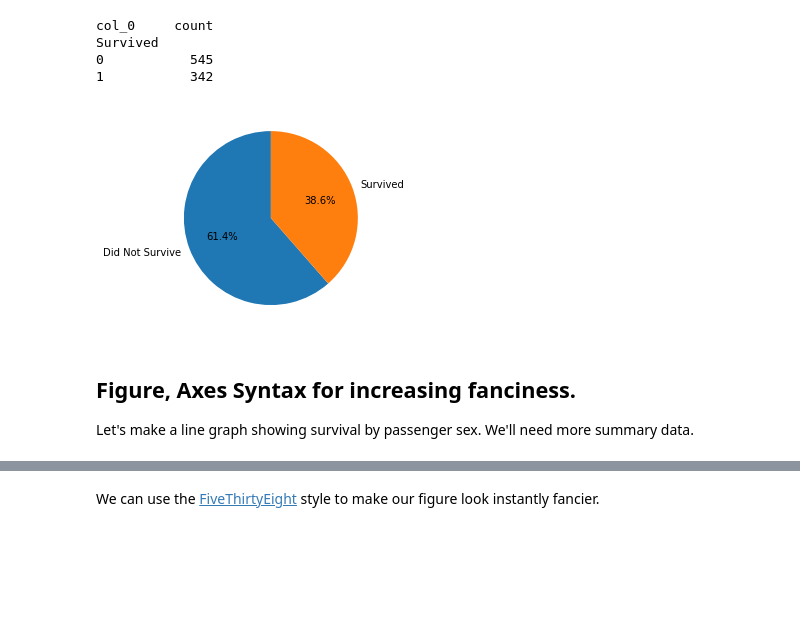
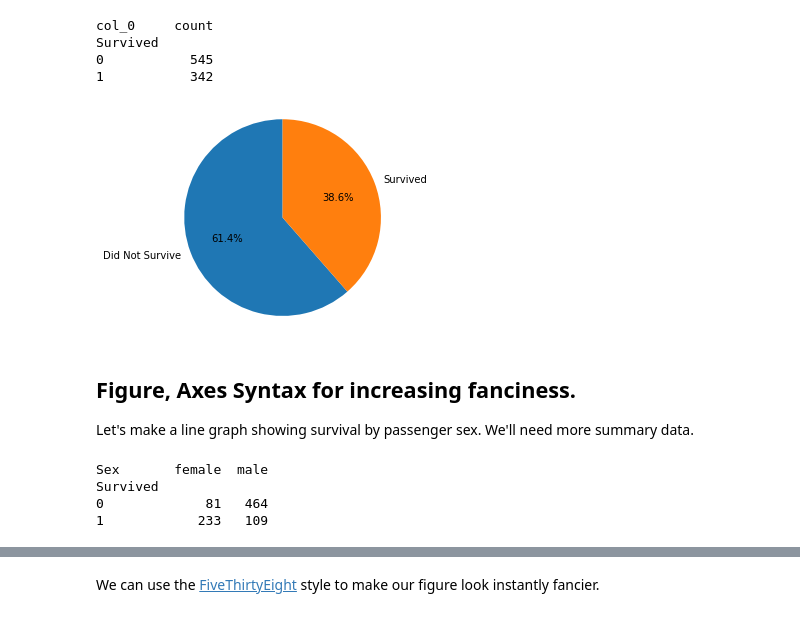
Before and after one commit to mariokart345/DS-Unit-1-Sprint-1-Data-Wrangling-and-Storytelling, a Jupyter notebook: module4-make-explanatory-visualizations/LS_DS_114_Make_Explanatory_Visualizations.ipynb, the cells around one changed output, grey strips where cells are left out. Saved outputs shown, nothing was run; the diff lists cells and outputs as text; code cells hidden in the pictures; blank space fills up the shorter version.

```diff
--- a/module4-make-explanatory-visualizations/LS_DS_114_Make_Explanatory_Visualizations.ipynb
+++ b/module4-make-explanatory-visualizations/LS_DS_114_Make_Explanatory_Visualizations.ipynb
@@ -332,13 +332,21 @@ Survived
 # %%
 # Pie chart, where the slices will be ordered and plotted counter-clockwise:
 # Equal aspect ratio ensures that pie is drawn as a circle.
 labels = 'Did Not Survive','Survived'
 sizes = [545,342]
 fig1,ax1=plt.subplots()
 ax1.pie(sizes,labels=labels,autopct='%1.1f%%',startangle=90);
+ax1.axis('equal');
 # %% [output]
-[figure, old version]
+[figure, new version]
 # %% [markdown]
 ## Figure, Axes Syntax for increasing fanciness.
 
 Let's make a line graph showing survival by passenger sex.  We'll need more summary data.
+# %%
+print(pd.crosstab(Titanic['Survived'],Titanic['Sex']))
+# %% [output]
+Sex       female  male
+Survived
+0             81   464
+1            233   109
```
Also changed, not shown: parts of 5 cells of this notebook.
